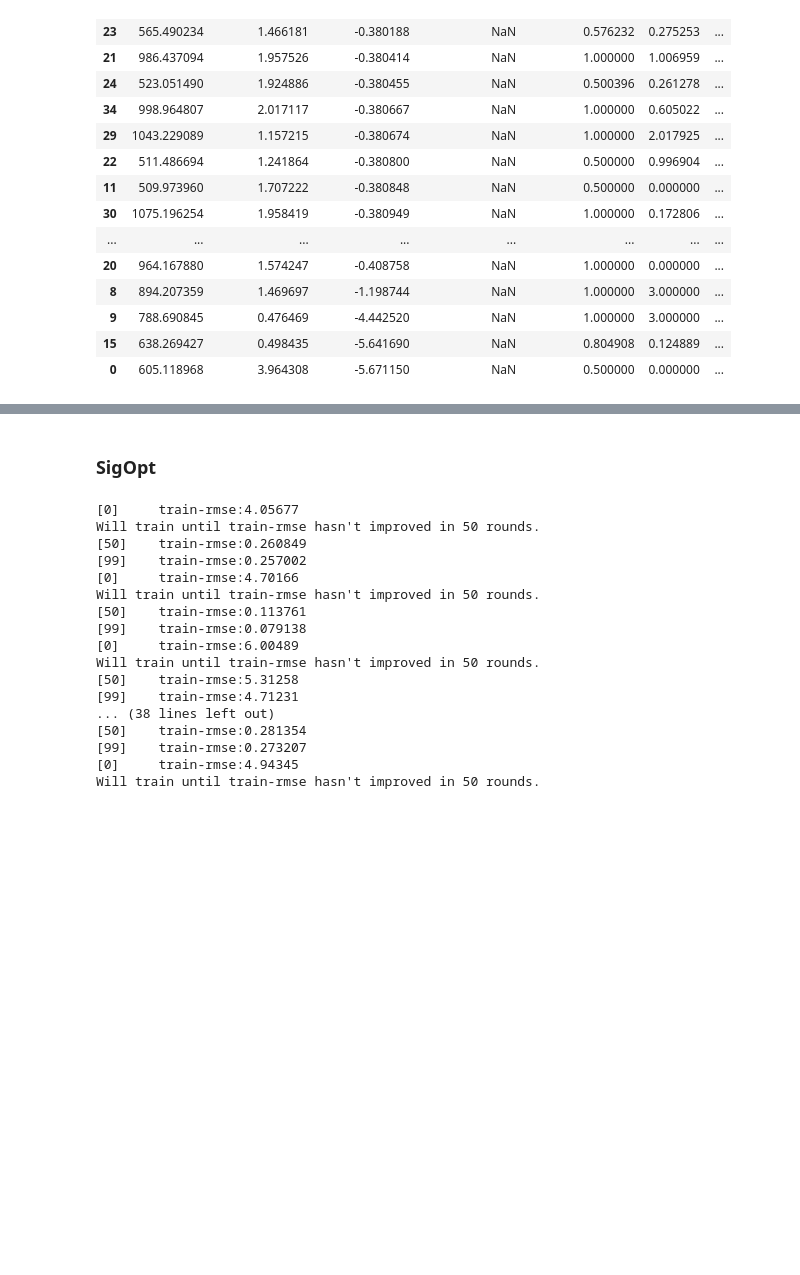
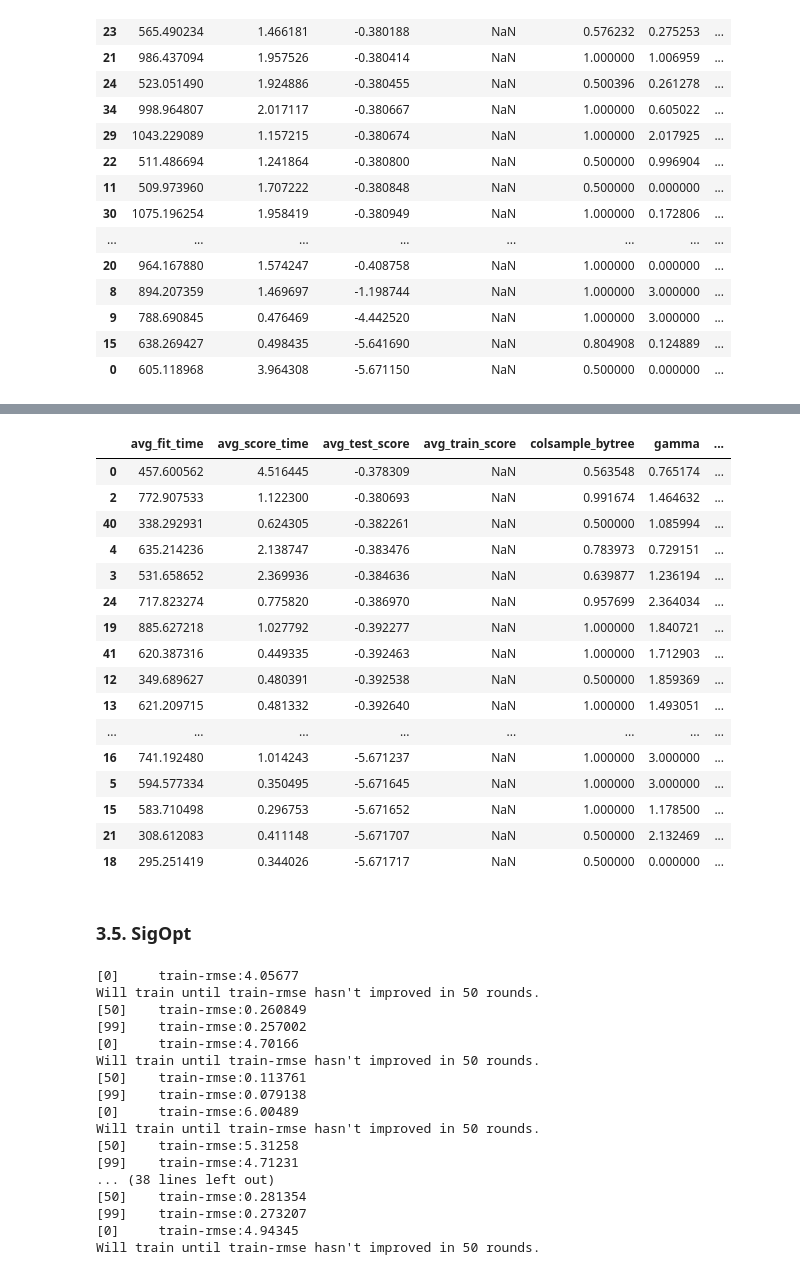
Before and after one commit to cebes/hyper-optimizer, a Jupyter notebook: main.ipynb, the cells around one changed output, grey strips where cells are left out. Drawn from its saved outputs; the diff is of its cells as text; code cells hidden in the pictures; blank space fills up the shorter version.

```diff
--- a/main.ipynb
+++ b/main.ipynb
@@ -697,5 +687,38 @@ XGBoostEstimatorContinuous(base_score=1.6511797850819114,
+# %%
+import pandas as pd
+import pickle
+
+bayesopt_df = pd.DataFrame(data=[dict(**(e.params), avg_test_score=e.test_scores[0],
+                                       avg_train_score=e.train_scores[0],
+                                       avg_fit_time=e.fit_times[0],
+                                       avg_score_time=e.score_times[0]) for e in bayes_opt.history_.entries])
+bayesopt_df = bayesopt_df.sort_values('avg_test_score', ascending=False)
+bayesopt_df.to_csv('models/bayesopt.csv')
+
+with open('models/bayesopt.pkl', 'wb') as f:
+    pickle.dump(bayes_opt, f)
+
+bayesopt_df
+# %% [output]
+|  | avg_fit_time | avg_score_time | avg_test_score | avg_train_score | colsample_bytree | gamma | ... |
+| 0 | 457.600562 | 4.516445 | -0.378309 | NaN | 0.563548 | 0.765174 | ... |
+| 2 | 772.907533 | 1.122300 | -0.380693 | NaN | 0.991674 | 1.464632 | ... |
+| 40 | 338.292931 | 0.624305 | -0.382261 | NaN | 0.500000 | 1.085994 | ... |
+| 4 | 635.214236 | 2.138747 | -0.383476 | NaN | 0.783973 | 0.729151 | ... |
+| 3 | 531.658652 | 2.369936 | -0.384636 | NaN | 0.639877 | 1.236194 | ... |
+| 24 | 717.823274 | 0.775820 | -0.386970 | NaN | 0.957699 | 2.364034 | ... |
+| 19 | 885.627218 | 1.027792 | -0.392277 | NaN | 1.000000 | 1.840721 | ... |
+| 41 | 620.387316 | 0.449335 | -0.392463 | NaN | 1.000000 | 1.712903 | ... |
+| 12 | 349.689627 | 0.480391 | -0.392538 | NaN | 0.500000 | 1.859369 | ... |
+| 13 | 621.209715 | 0.481332 | -0.392640 | NaN | 1.000000 | 1.493051 | ... |
+| ... | ... | ... | ... | ... | ... | ... | ... |
+| 16 | 741.192480 | 1.014243 | -5.671237 | NaN | 1.000000 | 3.000000 | ... |
+| 5 | 594.577334 | 0.350495 | -5.671645 | NaN | 1.000000 | 3.000000 | ... |
+| 15 | 583.710498 | 0.296753 | -5.671652 | NaN | 1.000000 | 1.178500 | ... |
+| 21 | 308.612083 | 0.411148 | -5.671707 | NaN | 0.500000 | 2.132469 | ... |
+| 18 | 295.251419 | 0.344026 | -5.671717 | NaN | 0.500000 | 0.000000 | ... |
 # %% [markdown]
-### SigOpt
+### 3.5. SigOpt
 # %%
 from hyper_optimizer import SigOptOptimizer
 import time
```
Also changed, not shown: parts of 13 cells of this notebook, 1 other file.
